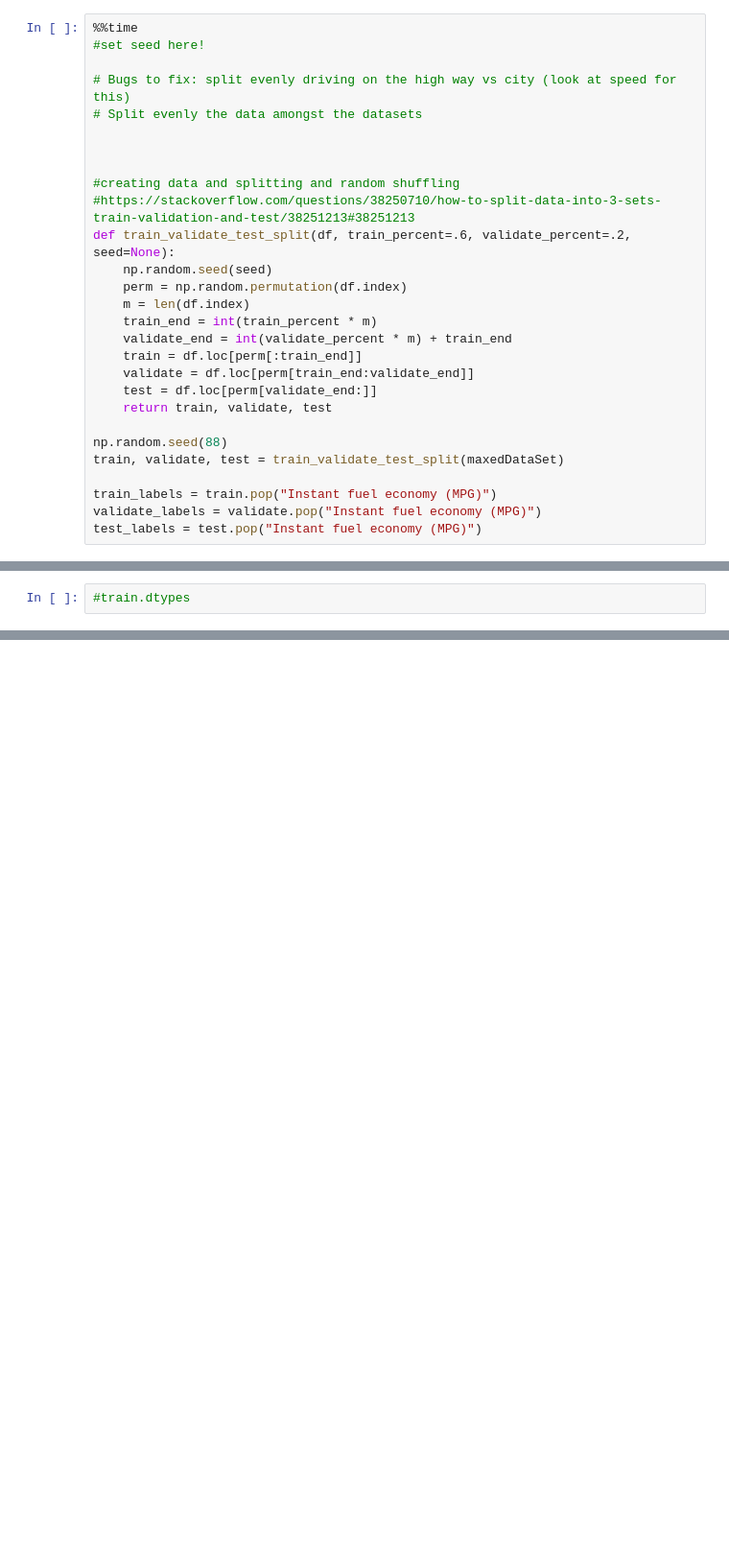
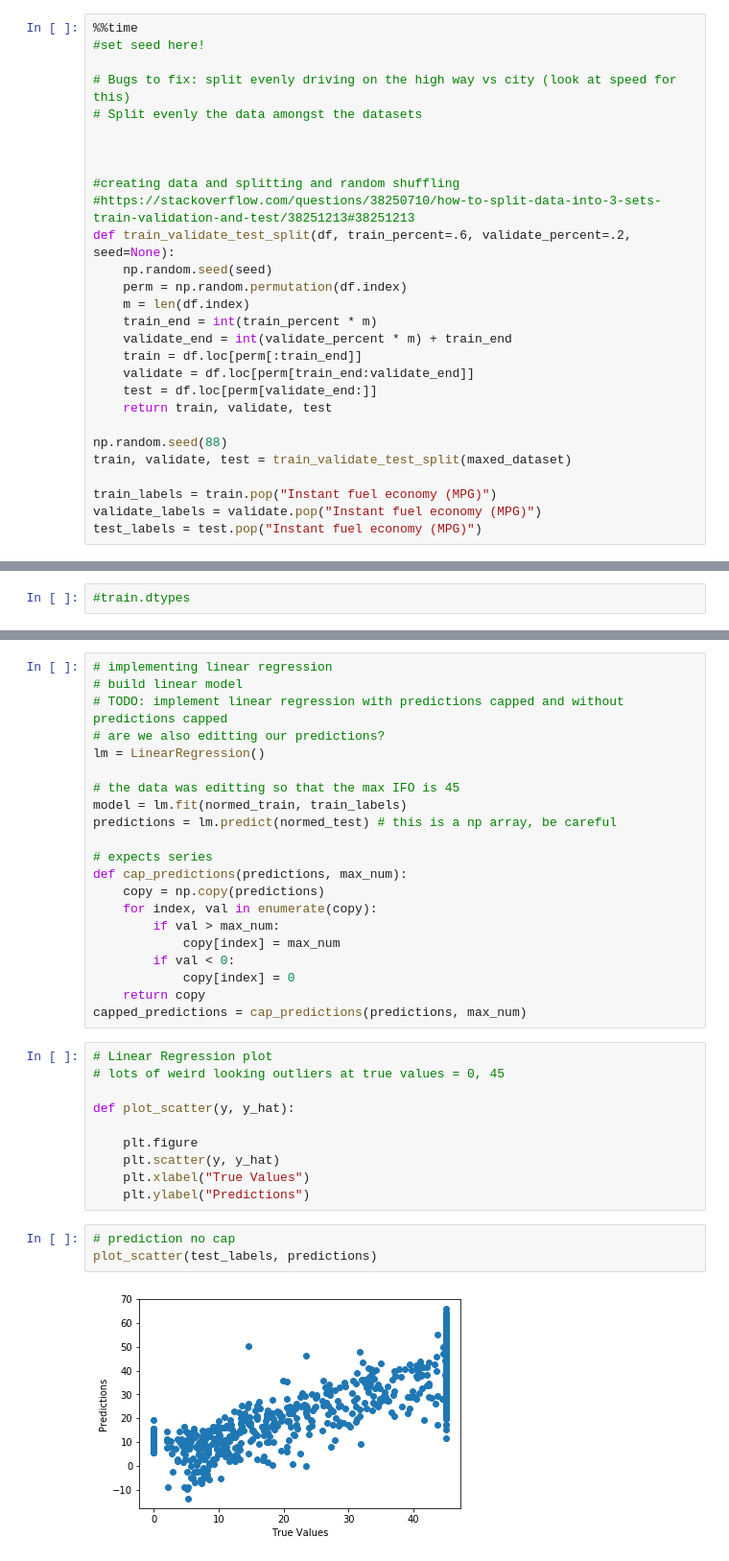
Before and after one commit to ericksiavichay/CS-229A-Final-Project, a Jupyter notebook: modelNotebook.ipynb, the cells around one changed output, grey strips where cells are left out. Shown at 96% size. Cells and saved outputs as stored; diff of their text form; blank space fills up the shorter version.

Commit message:
implemented linear regression

```diff
--- a/modelNotebook.ipynb
+++ b/modelNotebook.ipynb
@@ -140,7 +161,7 @@ def train_validate_test_split(df, train_percent=.6, validate_percent=.2, seed=No
     return train, validate, test
 
 np.random.seed(88)
-train, validate, test = train_validate_test_split(maxedDataSet)
+train, validate, test = train_validate_test_split(maxed_dataset)
 
 train_labels = train.pop("Instant fuel economy (MPG)")
 validate_labels = validate.pop("Instant fuel economy (MPG)")
@@ -355,0 +400,36 @@ accuracy(errorVec, epsilon)
+# %%
+# implementing linear regression
+# build linear model
+# TODO: implement linear regression with predictions capped and without predictions capped
+# are we also editting our predictions?
+lm = LinearRegression()
+
+# the data was editting so that the max IFO is 45
+model = lm.fit(normed_train, train_labels)
+predictions = lm.predict(normed_test) # this is a np array, be careful
+
+# expects series
+def cap_predictions(predictions, max_num):
+    copy = np.copy(predictions)
+    for index, val in enumerate(copy):
+        if val > max_num:
+            copy[index] = max_num
+        if val < 0:
+            copy[index] = 0
+    return copy
+capped_predictions = cap_predictions(predictions, max_num)
+# %%
+# Linear Regression plot
+# lots of weird looking outliers at true values = 0, 45
+
+def plot_scatter(y, y_hat):
+
+    plt.figure
+    plt.scatter(y, y_hat)
+    plt.xlabel("True Values")
+    plt.ylabel("Predictions")
+# %%
+# prediction no cap
+plot_scatter(test_labels, predictions)
+# %% [output]
+[figure, added]
```
Also changed, not shown: parts of 20 cells of this notebook.
